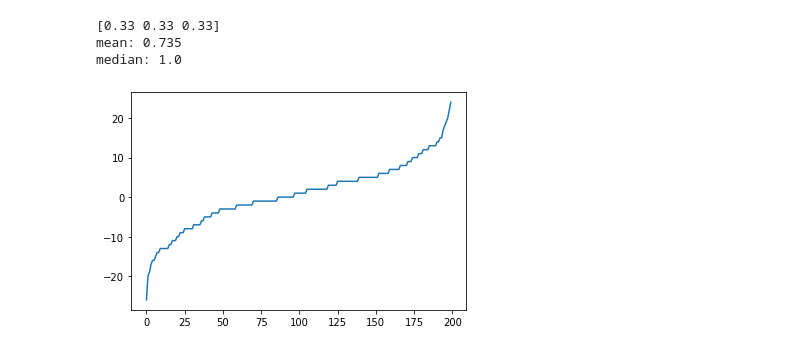
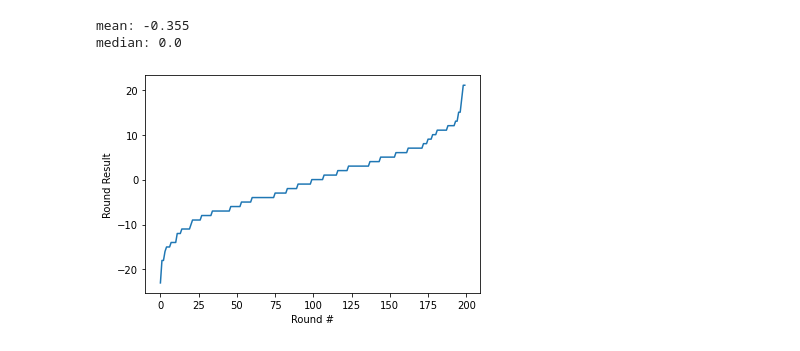
Before and after one commit to russ-s-h/Counterfactual-Regret-Minimization, a Jupyter notebook: cfr.ipynb, the cells around one changed output. Saved outputs shown, nothing was run; the diff lists cells and outputs as text; code cells hidden in the pictures.

```diff
--- a/cfr.ipynb
+++ b/cfr.ipynb
@@ -10,5 +13,9 @@ strategy = np.array([0.0, 0.0, 0.0]) #define strategy of the player (to start)
 # %%
 def value(p1, p2):
+    """
+    Gets the reward value for a given turn
+    p1, p2: The actions of the players
+    """
     if p1 == p2:
         return 0
     elif (p1-1) % NUM_ACTIONS == p2:
@@ -32,7 +39,29 @@ def getAverageStrategy(strategySum):
     return normalize(strategySum)
 # %%
 def getAction(strategy):
-    strategy = strategy / np.sum(strategy) #normalize
+    """
+    Get a random action according to a mixed-strategy distribution
+    """
+    strategy = strategy / np.sum(strategy) # Normalize
     return np.searchsorted(np.cumsum(strategy), random.random())
+# %%
+def runGames(X, Y, strategy, oppStrategy, plot=True):
+    """
+    Compute and display the running monetary results of X rounds of Y games
+    """
+    roundResult = []
+    for j in range(X):
+        roundScore = 0
+        for i in range(Y):
+            myAction = getAction(strategy)
+            otherAction = getAction(oppStrategy)
+            roundScore += value(myAction, otherAction)
+        roundResult.append(roundScore)
+    if plot:
+        plt.plot(sorted(roundResult))
+        plt.xlabel("Round #")
+        plt.ylabel("Round Result")
+
+    return np.mean(roundResult), np.median(roundResult)
 # %%
 def innerTrain(regretSum, strategySum, oppStrategy):
@@ -99,12 +132,10 @@ def plotGames(strategy, oppStrategy):
 # %%
-#here we are not exploiting at all...
+# Here we are not exploiting at all...
 strategy = np.array([0.33,0.33,0.33])
 oppStrategy = np.array([0.4, 0.3, 0.3])
-#strategy = np.array([0,1,0]) #only throw paper, should be the optimal strategy for an agent that favours rock
-print(strategy)
-plotGames(strategy, oppStrategy)
+resultMean, resultMedian = runGames(200, 100, strategy, oppStrategy)
+print(f"mean: {resultMean}\nmedian: {resultMedian}")
 # %% [output]
-[0.33 0.33 0.33]
-mean: 0.735
-median: 1.0
+mean: -0.355
+median: 0.0
-[figure, old version]
+[figure, new version]
```
Also changed, not shown: parts of 13 cells of this notebook.
